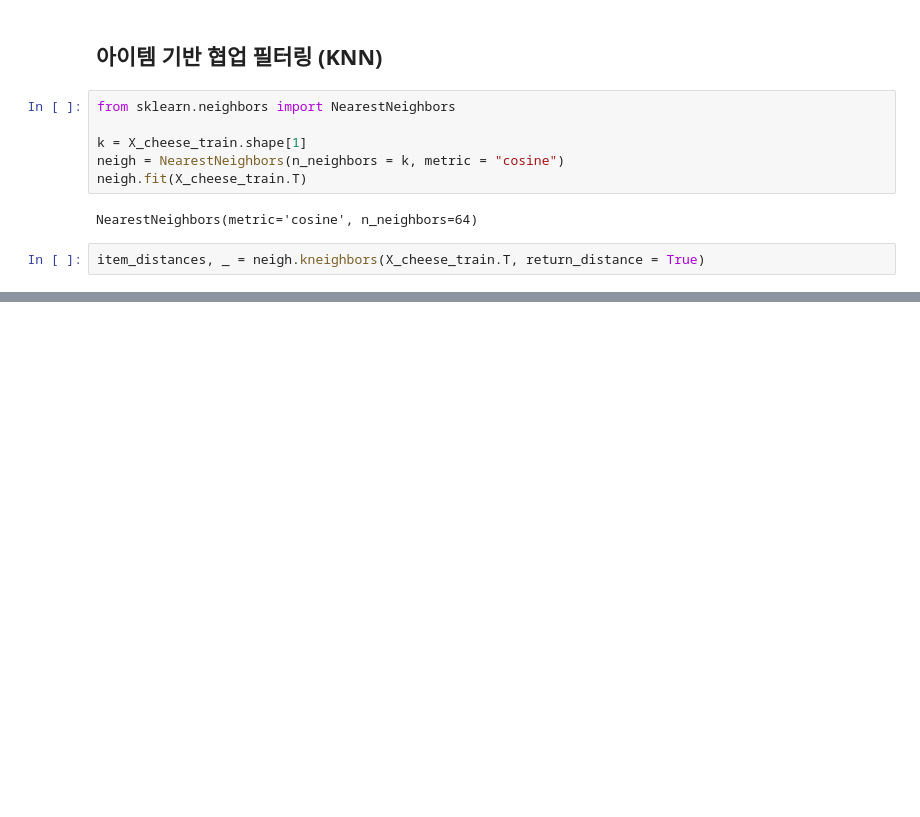
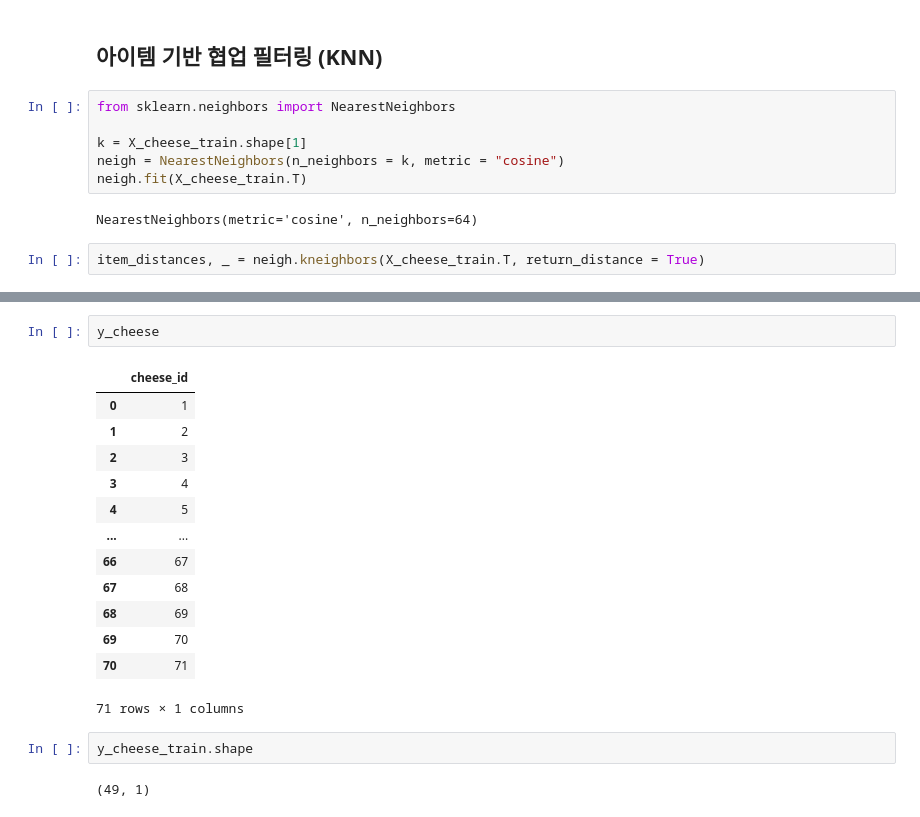
Before and after one commit to soominok/cheese-ai, a Jupyter notebook: com_cheese_api/tf-cheese-modeling.ipynb, the cells around one changed output, grey strips where cells are left out. Cells and saved outputs as stored; diff of their text form; blank space fills up the shorter version.

```diff
--- a/com_cheese_api/tf-cheese-modeling.ipynb
+++ b/com_cheese_api/tf-cheese-modeling.ipynb
@@ -582,0 +627,20 @@ item_distances, _ = neigh.kneighbors(X_cheese_train.T, return_distance = True)
+# %%
+y_cheese
+# %% [output]
+|  | cheese_id |
+| 0 | 1 |
+| 1 | 2 |
+| 2 | 3 |
+| 3 | 4 |
+| 4 | 5 |
+| ... | ... |
+| 66 | 67 |
+| 67 | 68 |
+| 68 | 69 |
+| 69 | 70 |
+| 70 | 71 |
+71 rows × 1 columns
+# %%
+y_cheese_train.shape
+# %% [output]
+(49, 1)
```
Also changed, not shown: parts of 29 cells of this notebook, 6 other files.
